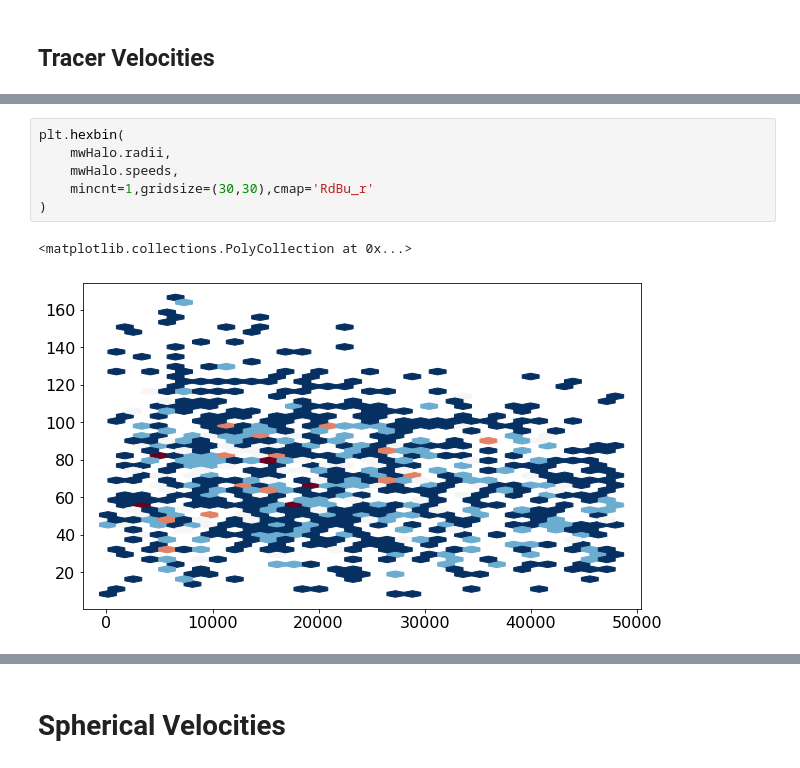
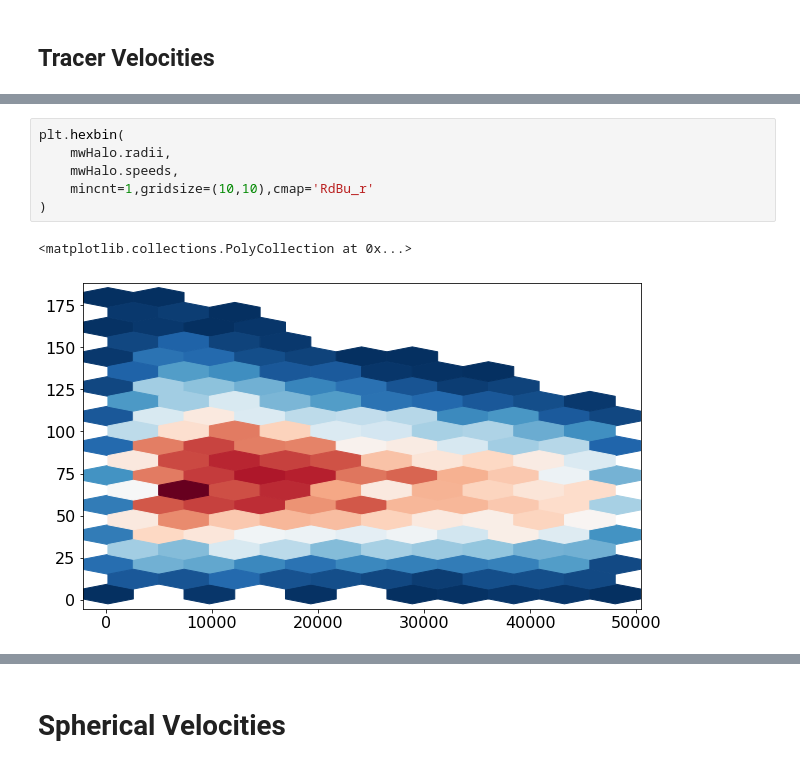
Before and after one commit to EricPutney/nfwHalo, a Jupyter notebook: nfwMockDataGenerator.ipynb, the cells around one changed output, grey strips where cells are left out. Cells and saved outputs as stored; diff of their text form.

```diff
--- a/nfwMockDataGenerator.ipynb
+++ b/nfwMockDataGenerator.ipynb
@@ -380,9 +380,9 @@ Text(0.5, 0, 'Vz (km/s)')
 # %%
 plt.hexbin(
     mwHalo.radii,
     mwHalo.speeds,
-    mincnt=1,gridsize=(30,30),cmap='RdBu_r'
+    mincnt=1,gridsize=(10,10),cmap='RdBu_r'
 )
 # %% [output]
 <matplotlib.collections.PolyCollection at 0x...>
-[figure, old version]
+[figure, new version]
```
Also changed, not shown: parts of 32 cells of this notebook, 2 other files.
